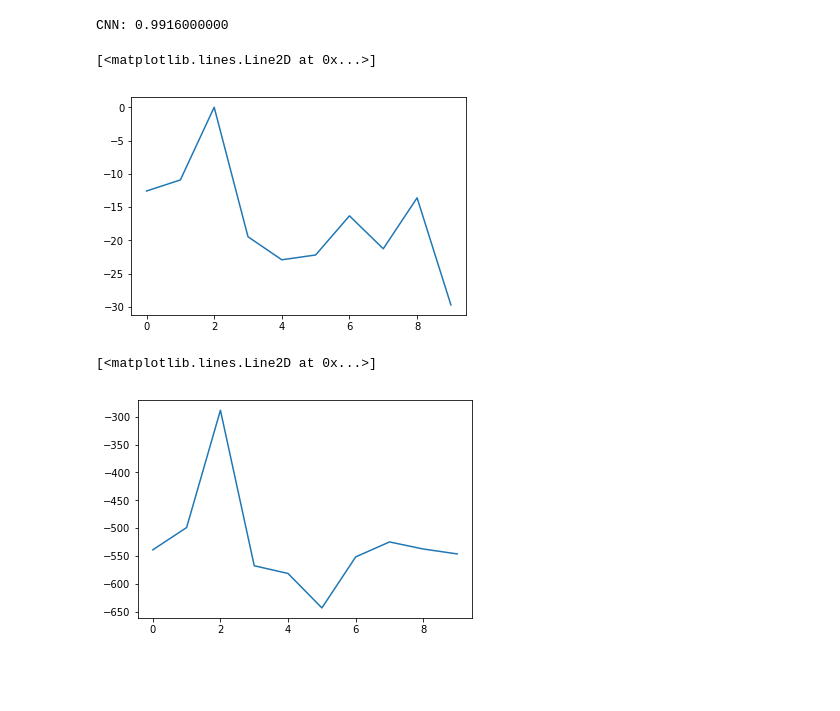
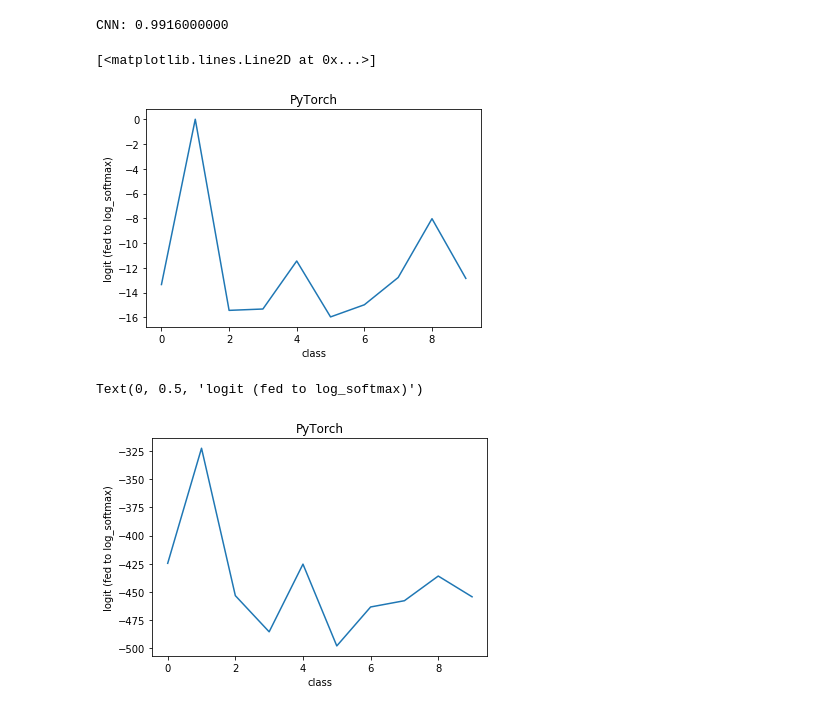
Before and after one commit to nkyriazis/random_notebooks, a Jupyter notebook: Mnist.ipynb, the cells around one changed output. Saved outputs shown, nothing was run; the diff lists cells and outputs as text; code cells hidden in the pictures; blank space fills up the shorter version.

Commit message:
Plot fix

```diff
--- a/Mnist.ipynb
+++ b/Mnist.ipynb
@@ -100,12 +100,18 @@ print('CNN: %1.10f' % (float(success_cnnp) / float(count_cnnp)))
 # %% [output]
 CNN: 0.9916000000
 # %%
-plt.plot(model(XX.unsqueeze(0)).detach().numpy().T)
+plt.title('PyTorch')
+plt.xlabel('class')
+plt.ylabel('logit (fed to log_softmax)')
+plt.plot(model(XX[0].unsqueeze(0)).detach().numpy().T)
 # %% [output]
 [<matplotlib.lines.Line2D at 0x...>]
-[figure, old version]
+[figure, new version]
 # %%
-plt.plot(net_prob(XX.unsqueeze(0)).detach().numpy().T)
+plt.title('PyTorch')
+plt.xlabel('class')
+plt.ylabel('logit (fed to log_softmax)')
+plt.plot(net_prob(XX[0].unsqueeze(0)).detach().numpy().T)
 # %% [output]
-[<matplotlib.lines.Line2D at 0x...>]
+Text(0, 0.5, 'logit (fed to log_softmax)')
-[figure, old version]
+[figure, new version]
```
